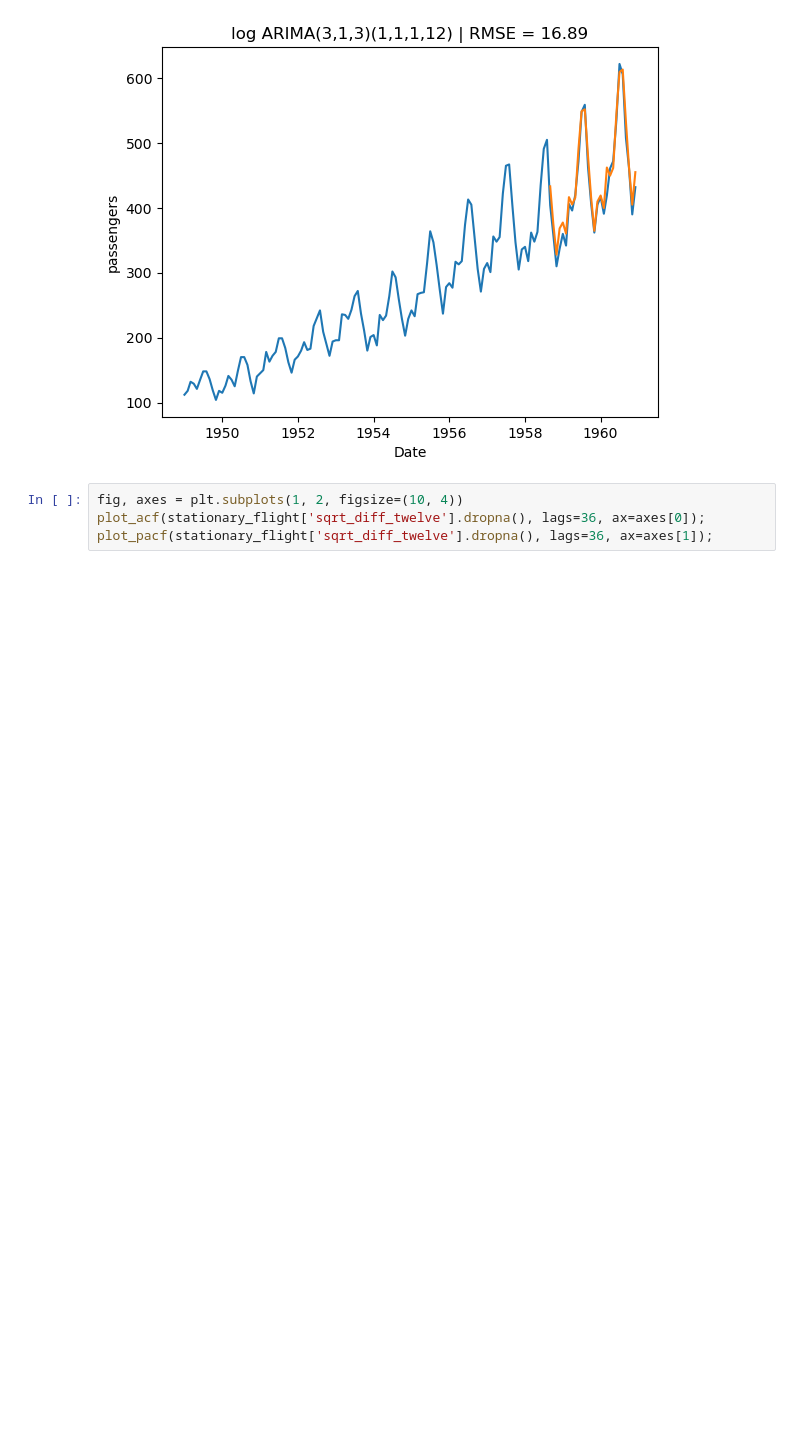
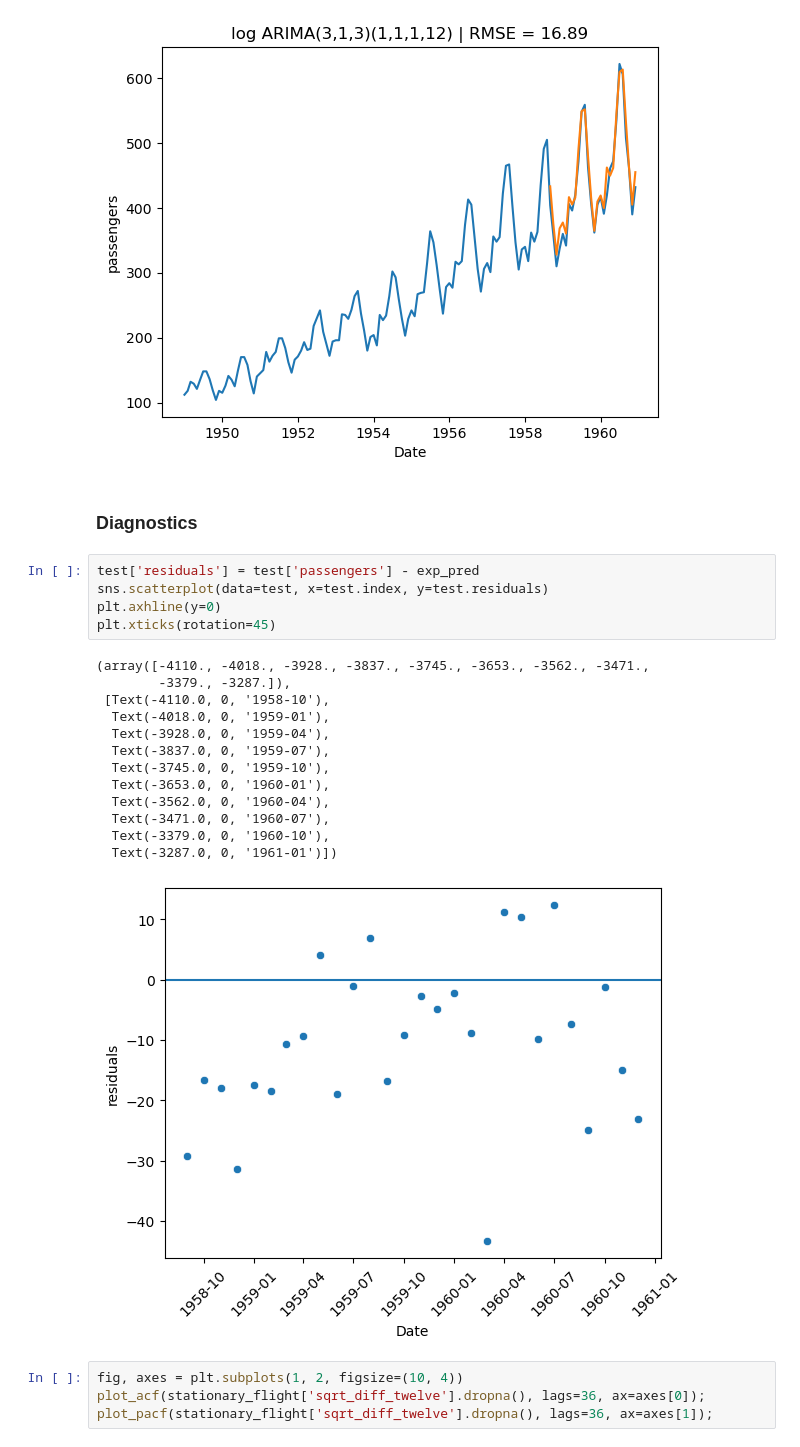
Before and after one commit to BDumakude/SARIMA-on-Flight-Data, a Jupyter notebook: FlightSARIMA.ipynb, the cells around one changed output. Saved outputs shown, nothing was run; the diff lists cells and outputs as text; blank space fills up the shorter version.

```diff
--- a/FlightSARIMA.ipynb
+++ b/FlightSARIMA.ipynb
@@ -315,6 +315,27 @@ sns.lineplot(data=stationary_flight, x=stationary_flight.index, y='log_predict')
 plt.show()
 # %% [output]
 [figure]
+# %% [markdown]
+### Diagnostics
+# %%
+test['residuals'] = test['passengers'] - exp_pred
+sns.scatterplot(data=test, x=test.index, y=test.residuals)
+plt.axhline(y=0)
+plt.xticks(rotation=45)
+# %% [output]
+(array([-4110., -4018., -3928., -3837., -3745., -3653., -3562., -3471.,
+        -3379., -3287.]),
+ [Text(-4110.0, 0, '1958-10'),
+  Text(-4018.0, 0, '1959-01'),
+  Text(-3928.0, 0, '1959-04'),
+  Text(-3837.0, 0, '1959-07'),
+  Text(-3745.0, 0, '1959-10'),
+  Text(-3653.0, 0, '1960-01'),
+  Text(-3562.0, 0, '1960-04'),
+  Text(-3471.0, 0, '1960-07'),
+  Text(-3379.0, 0, '1960-10'),
+  Text(-3287.0, 0, '1961-01')])
+[figure, added]
 # %%
 fig, axes = plt.subplots(1, 2, figsize=(10, 4))
 plot_acf(stationary_flight['sqrt_diff_twelve'].dropna(), lags=36, ax=axes[0]);
```
Also changed, not shown: parts of 1 cell of this notebook.
